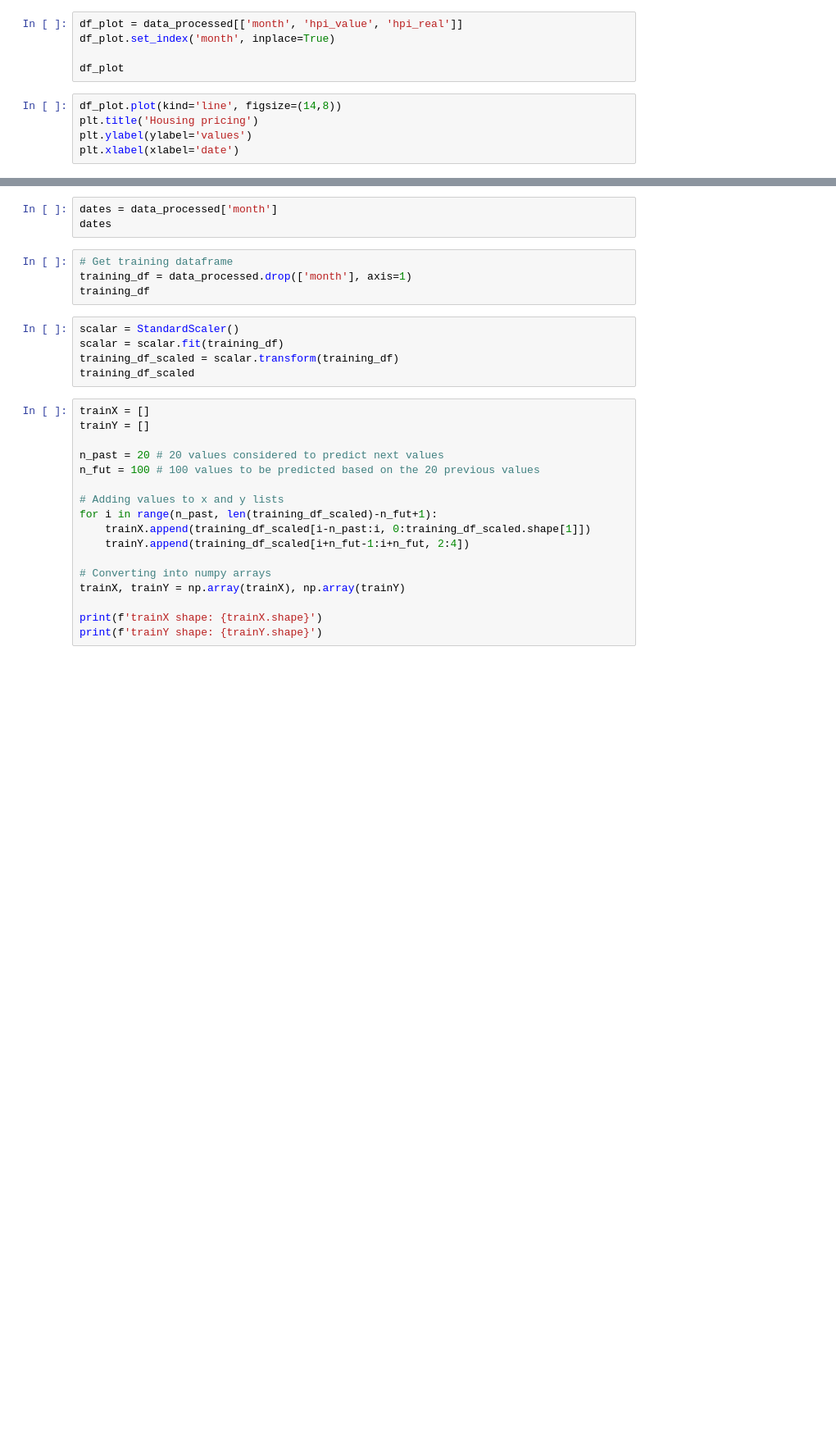
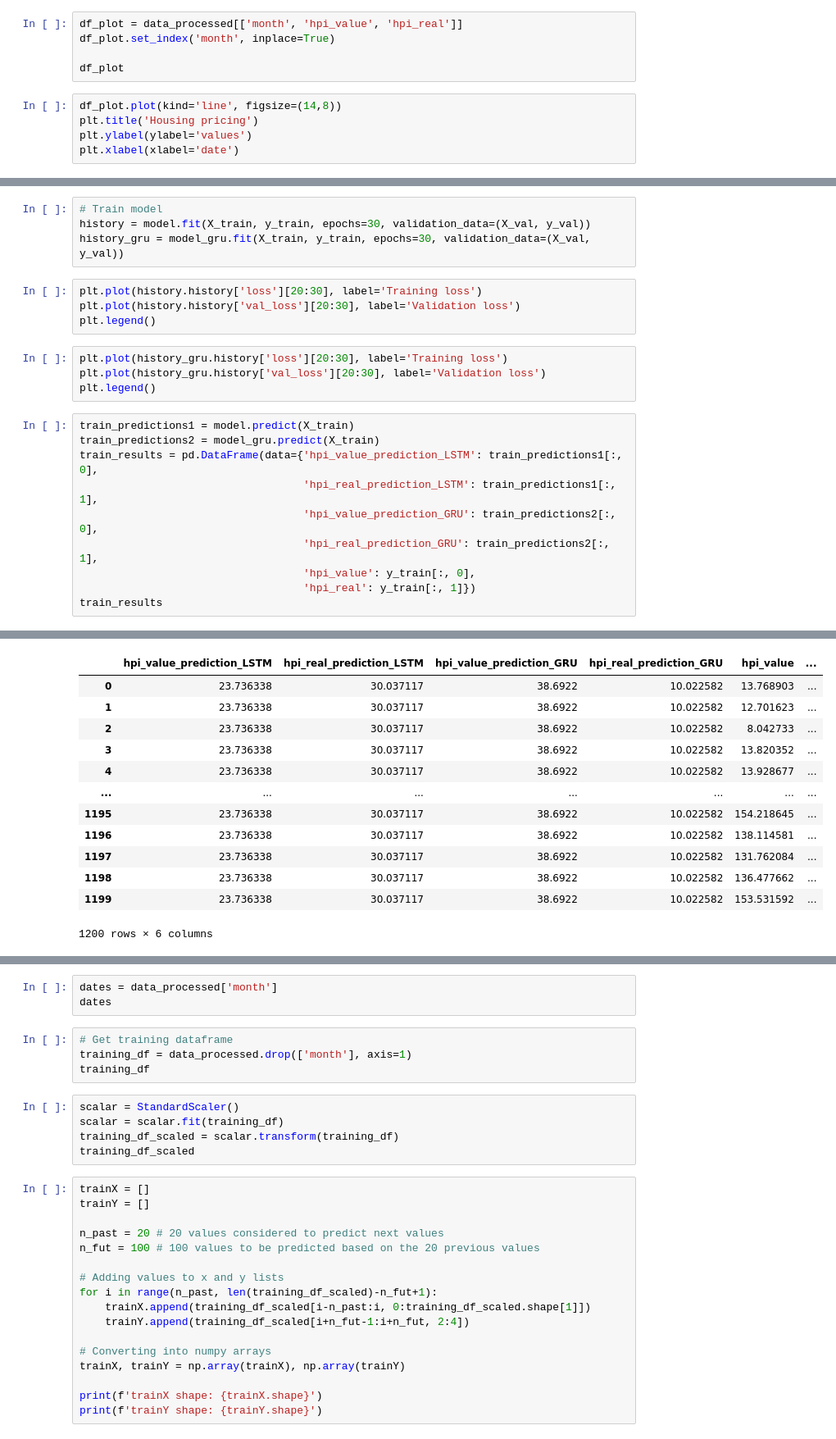
Before and after one commit to JhostinD/tfg-informatica, a Jupyter notebook: src/main_notebook.ipynb, the cells around one changed output, grey strips where cells are left out. Shown at 82% size. Drawn from its saved outputs; the diff is of its cells as text; blank space fills up the shorter version.

```diff
--- a/src/main_notebook.ipynb
+++ b/src/main_notebook.ipynb
@@ -107,0 +169,23 @@ plt.xlabel(xlabel='date')
+# %%
+# Train model
+history = model.fit(X_train, y_train, epochs=30, validation_data=(X_val, y_val))
+history_gru = model_gru.fit(X_train, y_train, epochs=30, validation_data=(X_val, y_val))
+# %%
+plt.plot(history.history['loss'][20:30], label='Training loss')
+plt.plot(history.history['val_loss'][20:30], label='Validation loss')
+plt.legend()
+# %%
+plt.plot(history_gru.history['loss'][20:30], label='Training loss')
+plt.plot(history_gru.history['val_loss'][20:30], label='Validation loss')
+plt.legend()
+# %%
+train_predictions1 = model.predict(X_train)
+train_predictions2 = model_gru.predict(X_train)
+train_results = pd.DataFrame(data={'hpi_value_prediction_LSTM': train_predictions1[:, 0],
+                                   'hpi_real_prediction_LSTM': train_predictions1[:, 1],
+                                   'hpi_value_prediction_GRU': train_predictions2[:, 0],
+                                   'hpi_real_prediction_GRU': train_predictions2[:, 1],
+                                   'hpi_value': y_train[:, 0],
+                                   'hpi_real': y_train[:, 1]})
+train_results
+# %% [output]
@@ -107,0 +194,13 @@ plt.xlabel(xlabel='date')
+|  | hpi_value_prediction_LSTM | hpi_real_prediction_LSTM | hpi_value_prediction_GRU | hpi_real_prediction_GRU | hpi_value | ... |
+| 0 | 23.736338 | 30.037117 | 38.6922 | 10.022582 | 13.768903 | ... |
+| 1 | 23.736338 | 30.037117 | 38.6922 | 10.022582 | 12.701623 | ... |
+| 2 | 23.736338 | 30.037117 | 38.6922 | 10.022582 | 8.042733 | ... |
+| 3 | 23.736338 | 30.037117 | 38.6922 | 10.022582 | 13.820352 | ... |
+| 4 | 23.736338 | 30.037117 | 38.6922 | 10.022582 | 13.928677 | ... |
+| ... | ... | ... | ... | ... | ... | ... |
+| 1195 | 23.736338 | 30.037117 | 38.6922 | 10.022582 | 154.218645 | ... |
+| 1196 | 23.736338 | 30.037117 | 38.6922 | 10.022582 | 138.114581 | ... |
+| 1197 | 23.736338 | 30.037117 | 38.6922 | 10.022582 | 131.762084 | ... |
+| 1198 | 23.736338 | 30.037117 | 38.6922 | 10.022582 | 136.477662 | ... |
+| 1199 | 23.736338 | 30.037117 | 38.6922 | 10.022582 | 153.531592 | ... |
+1200 rows × 6 columns
```
Also changed, not shown: parts of 19 cells of this notebook.
